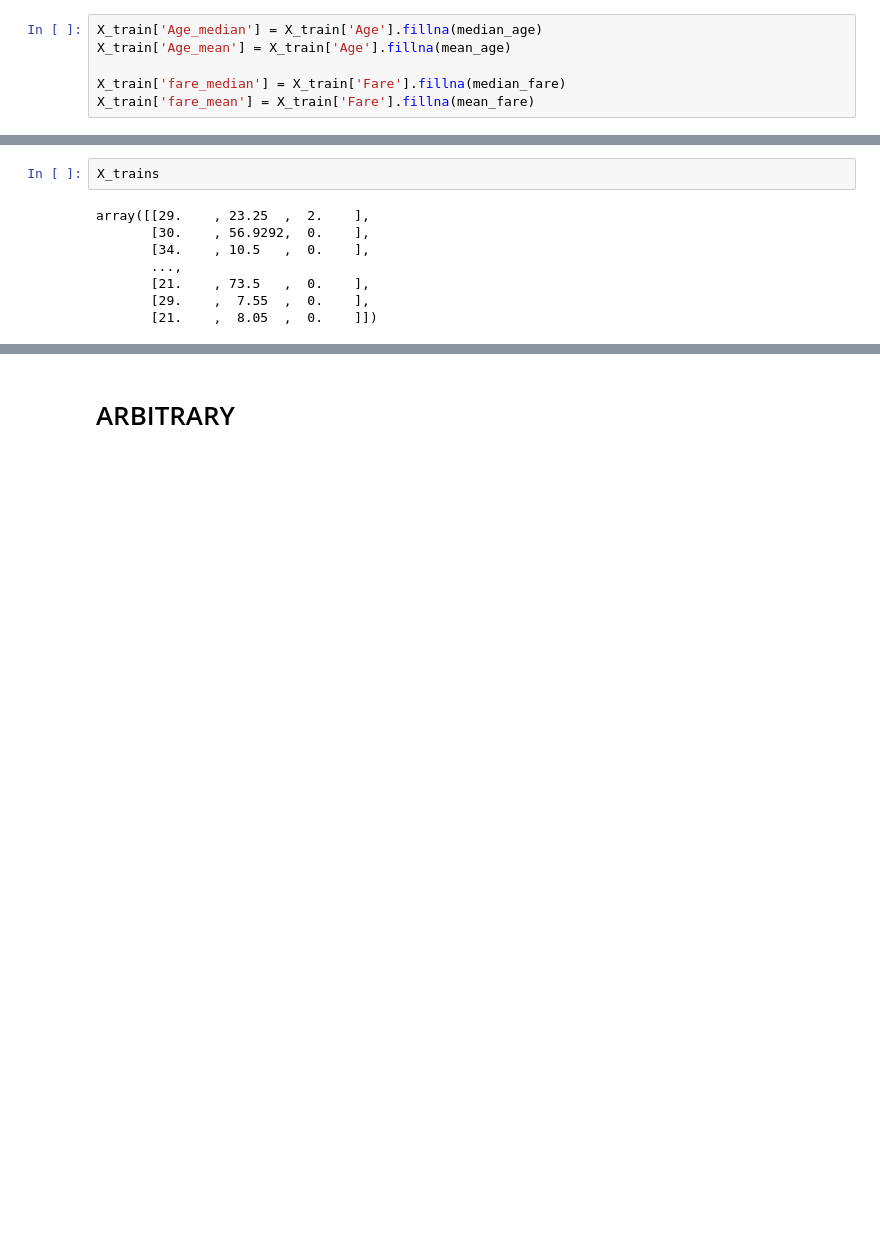
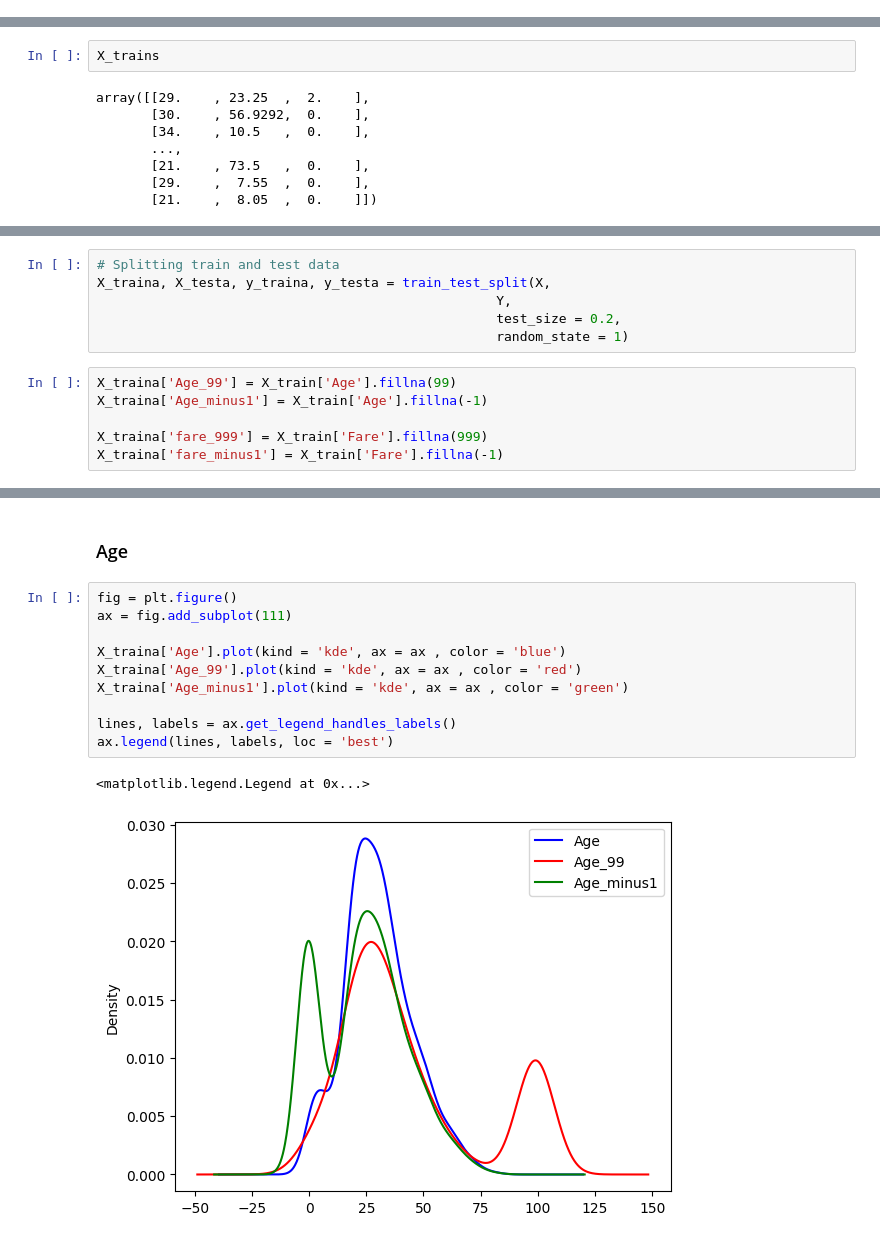
Before and after one commit to MitVinay/Machine-Learning, a Jupyter notebook: Feature-Engineering/Feature-transformation/handling_missing_data/handling_missing_data_numerical.ipynb, the cells around one changed output, grey strips where cells are left out. Saved outputs shown, nothing was run; the diff lists cells and outputs as text; blank space fills up the shorter version.

Commit message:
Finsihed Arbitrary imputation

```diff
--- a/Feature-Engineering/Feature-transformation/handling_missing_data/handling_missing_data_numerical.ipynb
+++ b/Feature-Engineering/Feature-transformation/handling_missing_data/handling_missing_data_numerical.ipynb
@@ -80,12 +80,6 @@ mean_fare = X_train['Fare'].mean()
 
 median_age = X_train['Age'].median()
 median_fare = X_train['Fare'].median()
-# %%
-X_train['Age_median'] = X_train['Age'].fillna(median_age)
-X_train['Age_mean'] = X_train['Age'].fillna(mean_age)
-
-X_train['fare_median'] = X_train['Fare'].fillna(median_fare)
-X_train['fare_mean'] = X_train['Fare'].fillna(mean_fare)
 # %% [markdown]
 When we apply mean or median imputation, The variance of the variable will shrink. As we know know the variance is related to distance from mean.
 # %%
@@ -229,0 +237,12 @@ array([[29.    , 23.25  ,  2.    ],
+# %%
+# Splitting train and test data
+X_traina, X_testa, y_traina, y_testa = train_test_split(X,
+                                                   Y,
+                                                   test_size = 0.2,
+                                                   random_state = 1)
+# %%
+X_traina['Age_99'] = X_train['Age'].fillna(99)
+X_traina['Age_minus1'] = X_train['Age'].fillna(-1)
+
+X_traina['fare_999'] = X_train['Fare'].fillna(999)
+X_traina['fare_minus1'] = X_train['Fare'].fillna(-1)
@@ -230,2 +271,15 @@ array([[29.    , 23.25  ,  2.    ],
 # %% [markdown]
-# ARBITRARY
+### Age
+# %%
+fig = plt.figure()
+ax = fig.add_subplot(111)
+
+X_traina['Age'].plot(kind = 'kde', ax = ax , color = 'blue')
+X_traina['Age_99'].plot(kind = 'kde', ax = ax , color = 'red')
+X_traina['Age_minus1'].plot(kind = 'kde', ax = ax , color = 'green')
+
+lines, labels = ax.get_legend_handles_labels()
+ax.legend(lines, labels, loc = 'best')
+# %% [output]
+<matplotlib.legend.Legend at 0x...>
+[figure, added]
```
Also changed, not shown: parts of 15 cells of this notebook.
